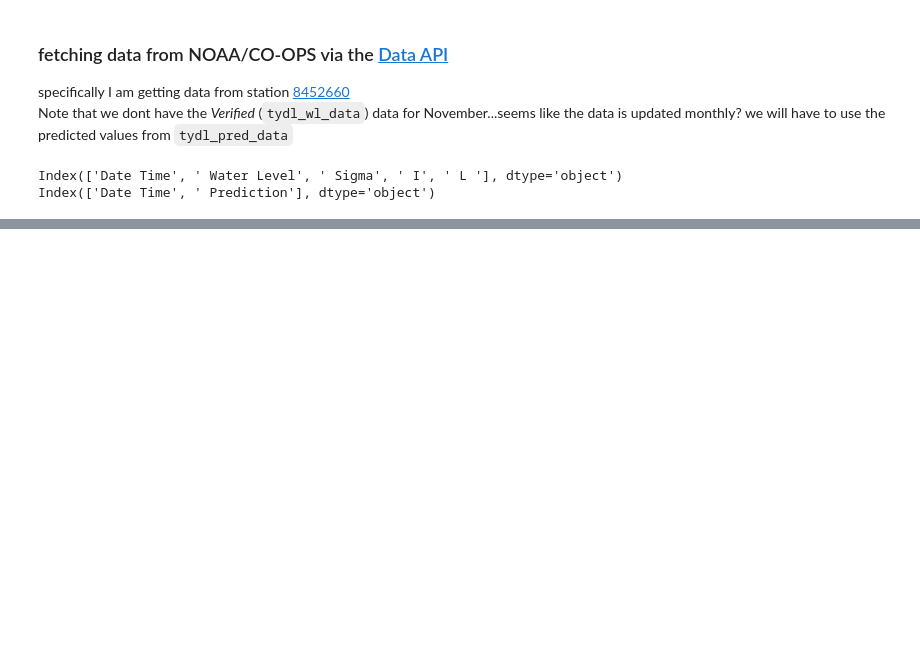
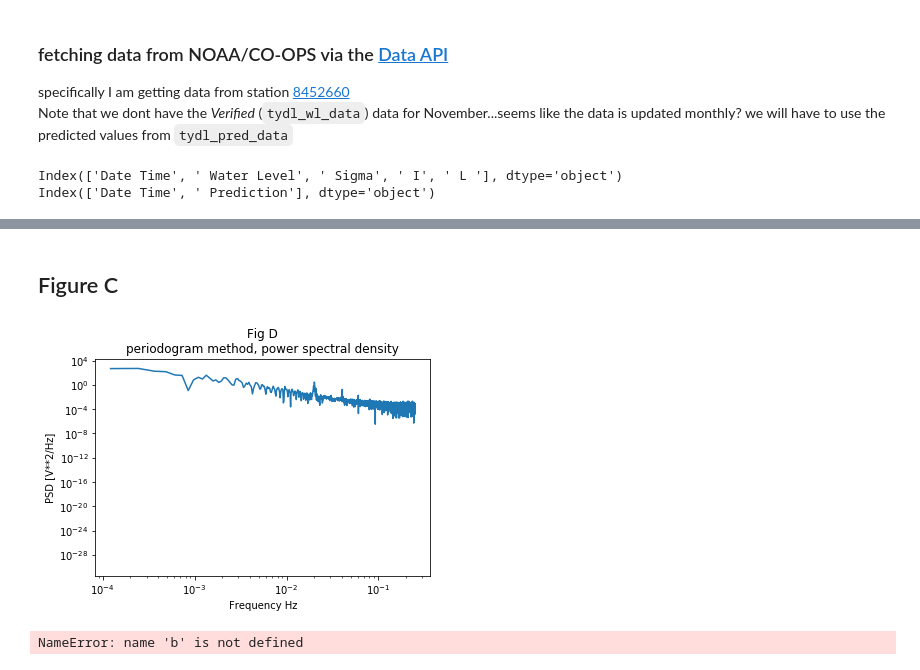
Before and after one commit to spencerbh/Fogland, a Jupyter notebook: Well33.ipynb, the cells around one changed output, grey strips where cells are left out. Saved outputs shown, nothing was run; the diff lists cells and outputs as text; code cells hidden in the pictures; blank space fills up the shorter version.

```diff
--- a/Well33.ipynb
+++ b/Well33.ipynb
@@ -502,0 +490,21 @@ plt.xlim(['2017-08-16','2017-11-16'])
+# %%
+def prep4analysis(originaldataframe):
+    new = (originaldataframe)
+    new = new.reset_index()
+    new = new.drop('Datetime', axis =1)
+    new = new[3:-50] #removing first and last 3 readings
+    new_array = np.array(new)
+    new_array = np.reshape(new_array, new_array.shape[0])
+    return new, new_array
+# %%
+wl = (well['GW_elevation_ft_(LSML)'])
+wl, wl_a = prep4analysis(wl)
+
+tmp = (well['Temperature (°C) (535311)'])
+tmp, tmp_a = prep4analysis(tmp)
+
+sal = (well['Salinity (PSU) (535311)'])
+sal, sal_a = prep4analysis(sal)
+
+tydl = (tydl_wl_data['Water Level'])
+tydl, tydl_a = prep4analysis(tydl)
@@ -502,0 +611,14 @@ plt.xlim(['2017-08-16','2017-11-16'])
+# %% [markdown]
+## Figure C
+# %%
+f, Pxx_den = signal.periodogram(wl_a, 0.5)
+plt.loglog(f, Pxx_den)
+plt.xlabel('Frequency Hz')
+plt.ylabel('PSD [V**2/Hz]')
+plt.title('Fig D\nperiodogram method, power spectral density');
+# %% [output]
+[figure, added]
+# %%
+Periodogram_loglog_plot(wl_a, 0.5, b)
+# %% [output]
+NameError: name 'b' is not defined
```
Also changed, not shown: parts of 22 cells of this notebook, 1 other file.
